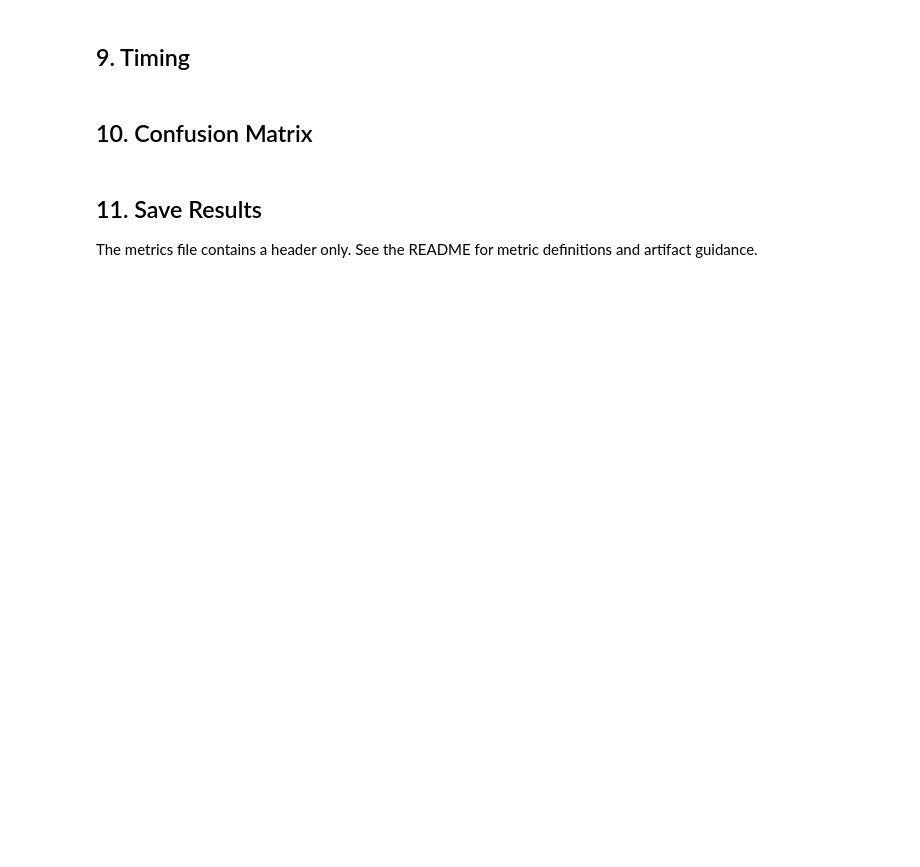
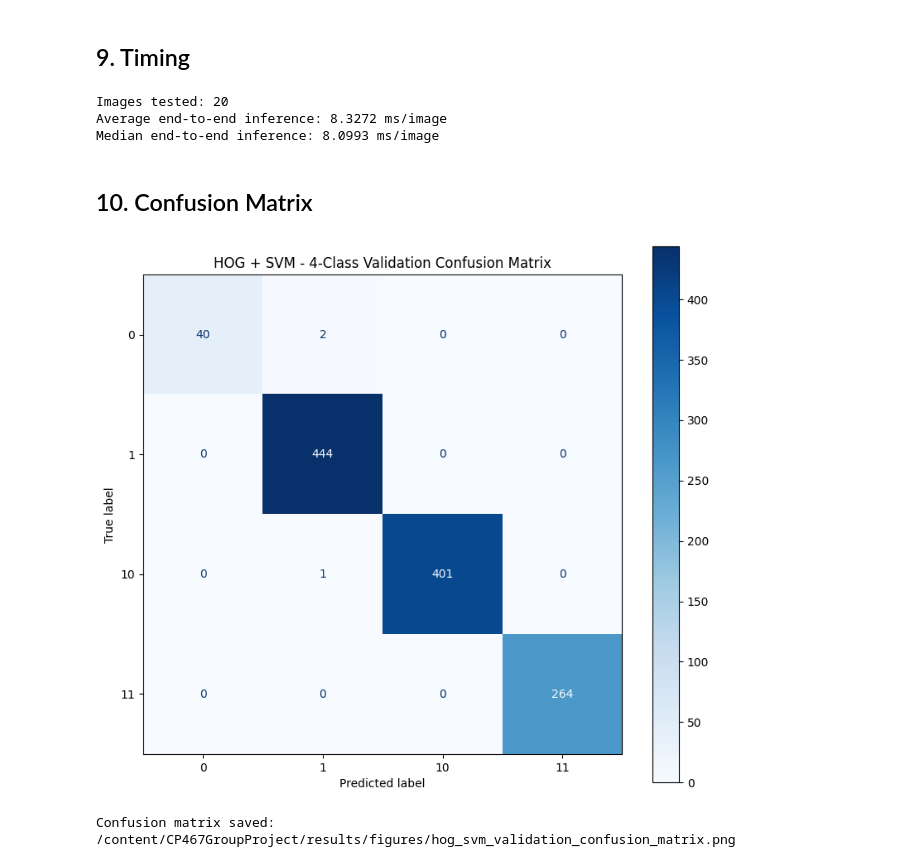
Before and after one commit to Davy-Chu/CP467GroupProject, a Jupyter notebook: notebooks/01_hog_svm.ipynb, the cells around one changed output. Cells and saved outputs as stored; diff of their text form; code cells hidden in the pictures; blank space fills up the shorter version.

```diff
--- a/notebooks/01_hog_svm.ipynb
+++ b/notebooks/01_hog_svm.ipynb
@@ -125,11 +135,13 @@ Validation requires all 43 classes, the full 39,209/12,630 labeled image counts,
 
 from sklearn.model_selection import train_test_split
 
+#Use available training images
 USE_PARTIAL_DATASET = True
 
 if USE_PARTIAL_DATASET:
     available_metadata = pd.read_csv(DATA_ROOT / "Train.csv")
 
+    #Only keep images that are uploaded
     available_metadata = available_metadata[
         available_metadata["Path"].apply(
             lambda path: (DATA_ROOT / path).is_file()
@@ -139,8 +151,9 @@ if USE_PARTIAL_DATASET:
     class_counts = available_metadata["ClassId"].value_counts()
 
     if len(class_counts) < 2 or (class_counts < 2).any():
-        raise ValueError("Not enough available images for splitting.")
+        raise ValueError("Not enough images for splitting.")
 
+    #Split training and validation data
     train_metadata, validation_metadata = train_test_split(
         available_metadata,
         test_size=0.2,
@@ -151,10 +164,9 @@ if USE_PARTIAL_DATASET:
     train_metadata = train_metadata.reset_index(drop=True)
     validation_metadata = validation_metadata.reset_index(drop=True)
 
-    SPLIT_ID = split_fingerprint(
-        train_metadata, validation_metadata
-    )
+    SPLIT_ID = split_fingerprint(train_metadata, validation_metadata)
 
+    #Display dataset information
     print("DEVELOPMENT MODE")
     print("Available images:", len(available_metadata))
     print("Classes:", available_metadata["ClassId"].nunique())
@@ -647,14 +749,9 @@ display(degradation_results)
 # %% [markdown]
 ## 9. Timing
 # %%
-# TODO: Use time.perf_counter for training time and mean inference milliseconds/image.
-# Record hardware, batch size, warmup, and whether preprocessing is included.
-# Agree on the same timing boundaries with the CNN team.
-
-
 import time
 
-
+#Measure inference time
 def measure_inference_time(model, metadata, condition="clean", max_images=100):
     sample = metadata.head(max_images)
 
@@ -666,9 +763,11 @@ def measure_inference_time(model, metadata, condition="clean", max_images=100):
     for row in sample.itertuples(index=False):
         start = time.perf_counter()
 
+        #Load image and apply condition
         image = load_image(DATA_ROOT, row.Path)
         image = apply_condition(image, condition, image_id=row.Path)
 
+        #Extract features and predict
         features = extract_hog_features(image).reshape(1, -1)
         model.predict(features)
 
@@ -683,56 +782,60 @@ def measure_inference_time(model, metadata, condition="clean", max_images=100):
     }
 
 
-# Development timing only: use the current validation subset.
+#Test inference time on validation images
 timing_results = measure_inference_time(
     best_svm,
-    small_val,
+    validation_metadata,
     max_images=20,
 )
 
 print("Images tested:", timing_results["num_images"])
 print(f"Average end-to-end inference: {timing_results['average_ms']:.4f} ms/image")
 print(f"Median end-to-end inference: {timing_results['median_ms']:.4f} ms/image")
+# %% [output]
+Images tested: 20
+Average end-to-end inference: 8.3272 ms/image
+Median end-to-end inference: 8.0993 ms/image
 # %% [markdown]
 ## 10. Confusion Matrix
 # %%
-
 from sklearn.metrics import confusion_matrix, ConfusionMatrixDisplay
 
-# Generate confusion matrix for the 4-class validation dataset
-
+#Get class labels
 class_ids = sorted(validation_metadata["ClassId"].unique())
 
+#Create confusion matrix
 matrix = confusion_matrix(
     y_val,
     svm_predictions,
     labels=class_ids,
 )
 
+#Plot confusion matrix
 fig, ax = plt.subplots(figsize=(8, 7))
 
 ConfusionMatrixDisplay(
     confusion_matrix=matrix,
     display_labels=class_ids,
 ).plot(
     ax=ax,
     cmap="Blues",
     values_format="d",
 )
 
-ax.set_title("HOG + SVM — 4-Class Validation Confusion Matrix")
-
+ax.set_title("HOG + SVM - 4-Class Validation Confusion Matrix")
 plt.tight_layout()
 
+#Save confusion matrix
 save_path = RESULTS_DIR / "figures" / "hog_svm_validation_confusion_matrix.png"
 save_path.parent.mkdir(parents=True, exist_ok=True)
 
 fig.savefig(save_path, dpi=200, bbox_inches="tight")
 
 plt.show()
 plt.close(fig)
 
 print("Confusion matrix saved:", save_path)
+# %% [output]
+[figure, added]
+Confusion matrix saved: /content/CP467GroupProject/results/figures/hog_svm_validation_confusion_matrix.png
-# %% [markdown]
-## 11. Save Results
-The metrics file contains a header only. See the README for metric definitions and artifact guidance.
```
Also changed, not shown: parts of 26 cells of this notebook.
